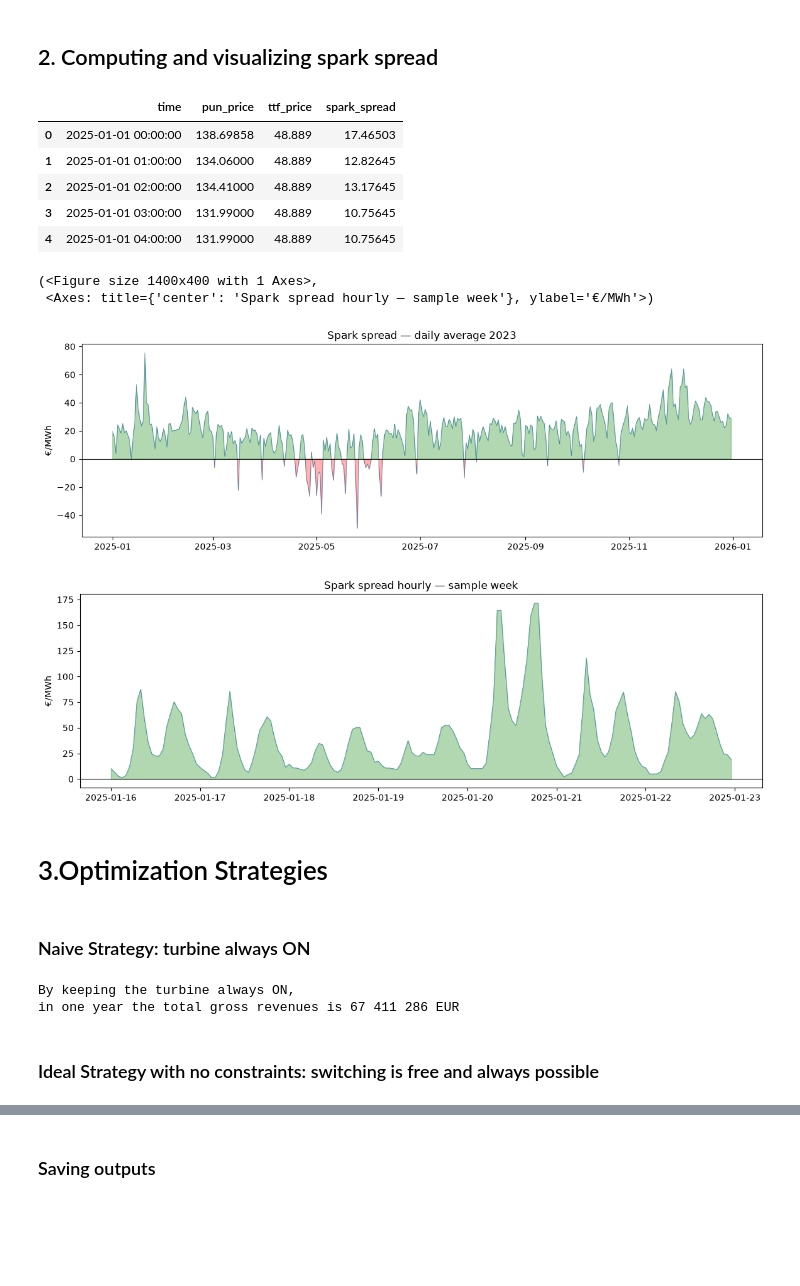
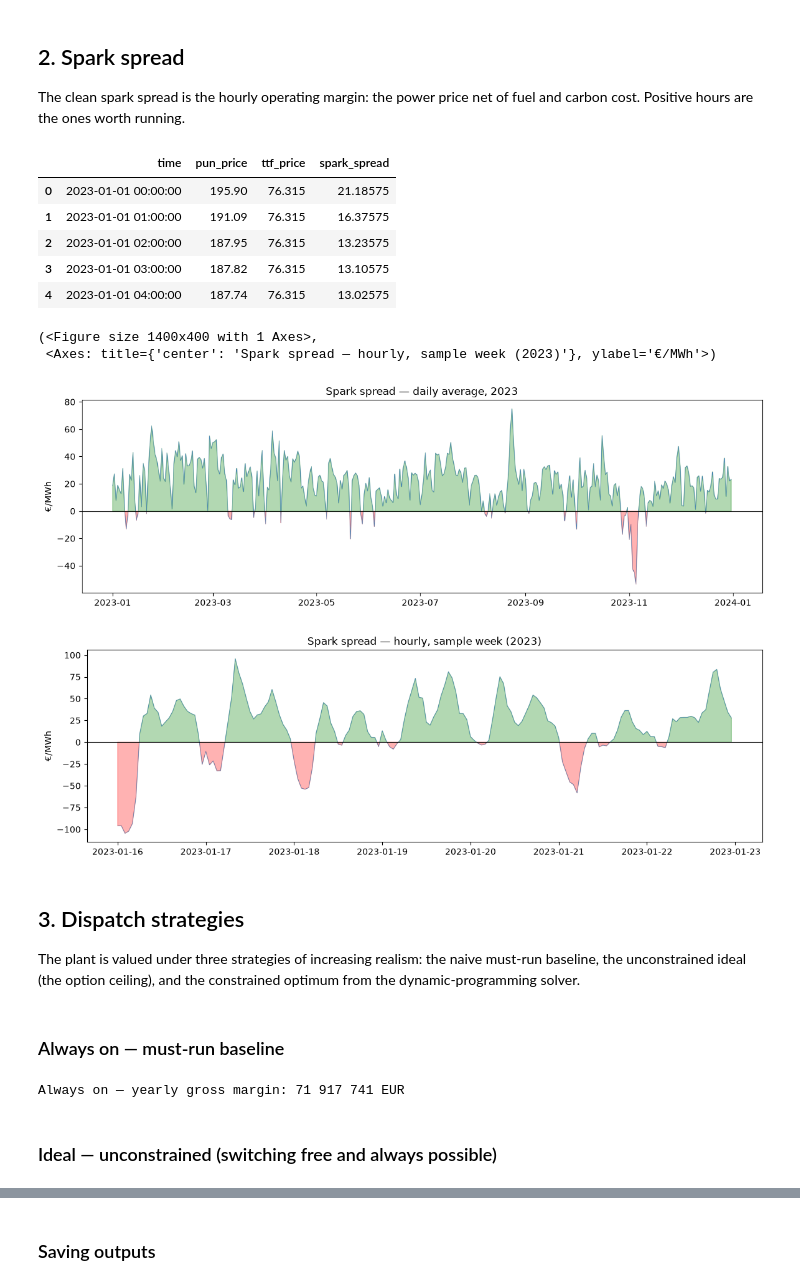
Before and after one commit to Frascus/ccgt-valuation, a Jupyter notebook: analysis.ipynb, the cells around one changed output, grey strips where cells are left out. Drawn from its saved outputs; the diff is of its cells as text; code cells hidden in the pictures; blank space fills up the shorter version.

```diff
--- a/analysis.ipynb
+++ b/analysis.ipynb
@@ -36,7 +38,7 @@ checks the load for missing values and the expected per-day hour counts.
 # %%
-year=2025 #available years are 2022 - 2023 - 2024 - 2025 only
+year = 2023   # available years: 2022, 2023, 2024, 2025
 
-pun_ttf_prices=data_loader.load_pun_ttf_prices(diagnostic=True, year=year)
+pun_ttf_prices = data_loader.load_pun_ttf_prices(diagnostic=True, year=year)
 
 display(pun_ttf_prices.head())
 display(pun_ttf_prices.tail())
@@ -57,5 +59,8 @@ diagnostic OK: 8760 hours, 365 days (363 x 24h, one 23h, one 25h), no missing va
 # %% [markdown]
-## 2. Computing and visualizing spark spread
+## 2. Spark spread
+
+The clean spark spread is the hourly operating margin: the power price net of
+fuel and carbon cost. Positive hours are the ones worth running.
 # %%
 pun_ttf_prices["spark_spread"]=dispatch.compute_spark_spread(
     pun_price=pun_ttf_prices["pun_price"],
@@ -68,54 +73,53 @@ pun_ttf_prices["spark_spread"]=dispatch.compute_spark_spread(
 pun_ttf_prices.head()
 # %% [output]
 |  | time | pun_price | ttf_price | spark_spread |
-| 0 | 2025-01-01 00:00:00 | 138.69858 | 48.889 | 17.46503 |
-| 1 | 2025-01-01 01:00:00 | 134.06000 | 48.889 | 12.82645 |
-| 2 | 2025-01-01 02:00:00 | 134.41000 | 48.889 | 13.17645 |
-| 3 | 2025-01-01 03:00:00 | 131.99000 | 48.889 | 10.75645 |
-| 4 | 2025-01-01 04:00:00 | 131.99000 | 48.889 | 10.75645 |
+| 0 | 2023-01-01 00:00:00 | 195.90 | 76.315 | 21.18575 |
+| 1 | 2023-01-01 01:00:00 | 191.09 | 76.315 | 16.37575 |
+| 2 | 2023-01-01 02:00:00 | 187.95 | 76.315 | 13.23575 |
+| 3 | 2023-01-01 03:00:00 | 187.82 | 76.315 | 13.10575 |
+| 4 | 2023-01-01 04:00:00 | 187.74 | 76.315 | 13.02575 |
 # %%
-# media giornaliera
+# daily average
 daily = (
     pun_ttf_prices.set_index("time")["spark_spread"]
     .resample("D")
     .mean()
 )
 
 plotting.plot_series_vs_threshold(
     daily.index, daily.values,
-    title="Spark spread — daily average 2023", ylabel="€/MWh",
+    title=f"Spark spread — daily average, {year}", ylabel="€/MWh",
 )
 
-start_week=f"{year}-01-16"
-end_week=f"{year}-01-23"
-# settimana campione
+# sample week
+start_week = f"{year}-01-16"
+end_week = f"{year}-01-23"
 week = pun_ttf_prices[(pun_ttf_prices["time"] >= start_week) &
-              (pun_ttf_prices["time"] < end_week)]
+                      (pun_ttf_prices["time"] < end_week)]
 plotting.plot_series_vs_threshold(
     week["time"], week["spark_spread"],
-    title="Spark spread hourly — sample week", ylabel="€/MWh",
+    title=f"Spark spread — hourly, sample week ({year})", ylabel="€/MWh",
 )
 # %% [output]
 (<Figure size 1400x400 with 1 Axes>,
- <Axes: title={'center': 'Spark spread hourly — sample week'}, ylabel='€/MWh'>)
+ <Axes: title={'center': 'Spark spread — hourly, sample week (2023)'}, ylabel='€/MWh'>)
-[figure, old version]
+[figure, new version]
-[figure, old version]
+[figure, new version]
 # %% [markdown]
-# 3.Optimization Strategies
+## 3. Dispatch strategies
+
+The plant is valued under three strategies of increasing realism: the naive
+must-run baseline, the unconstrained ideal (the option ceiling), and the
+constrained optimum from the dynamic-programming solver.
 # %% [markdown]
-### Naive Strategy: turbine always ON
+### Always on — must-run baseline
 # %%
-total_revs_naive=pun_ttf_prices["spark_spread"].sum()*CCGT_POWER
+total_revs_naive = pun_ttf_prices["spark_spread"].sum() * CCGT_POWER
 formatted_revs_naive = f"{total_revs_naive:,.0f}".replace(",", " ")
 
-print(
-    f"""By keeping the turbine always ON,
-in one year the total gross revenues is {formatted_revs_naive} EUR
-"""
-)
+print(f"Always on — yearly gross margin: {formatted_revs_naive} EUR")
 # %% [output]
-By keeping the turbine always ON,
-in one year the total gross revenues is 67 411 286 EUR
+Always on — yearly gross margin: 71 917 741 EUR
 # %% [markdown]
-### Ideal Strategy with no constraints: switching is free and always possible
+### Ideal — unconstrained (switching free and always possible)
 # %%
```
Also changed, not shown: parts of 11 cells of this notebook, 6 other files.
